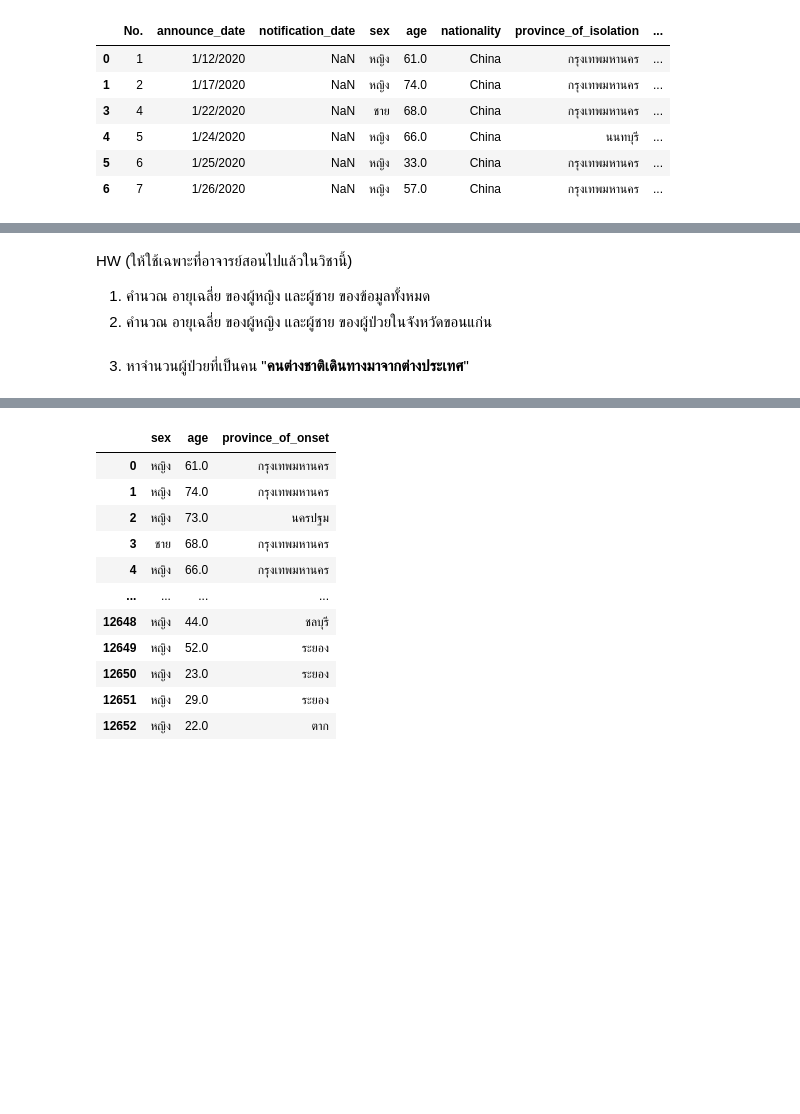
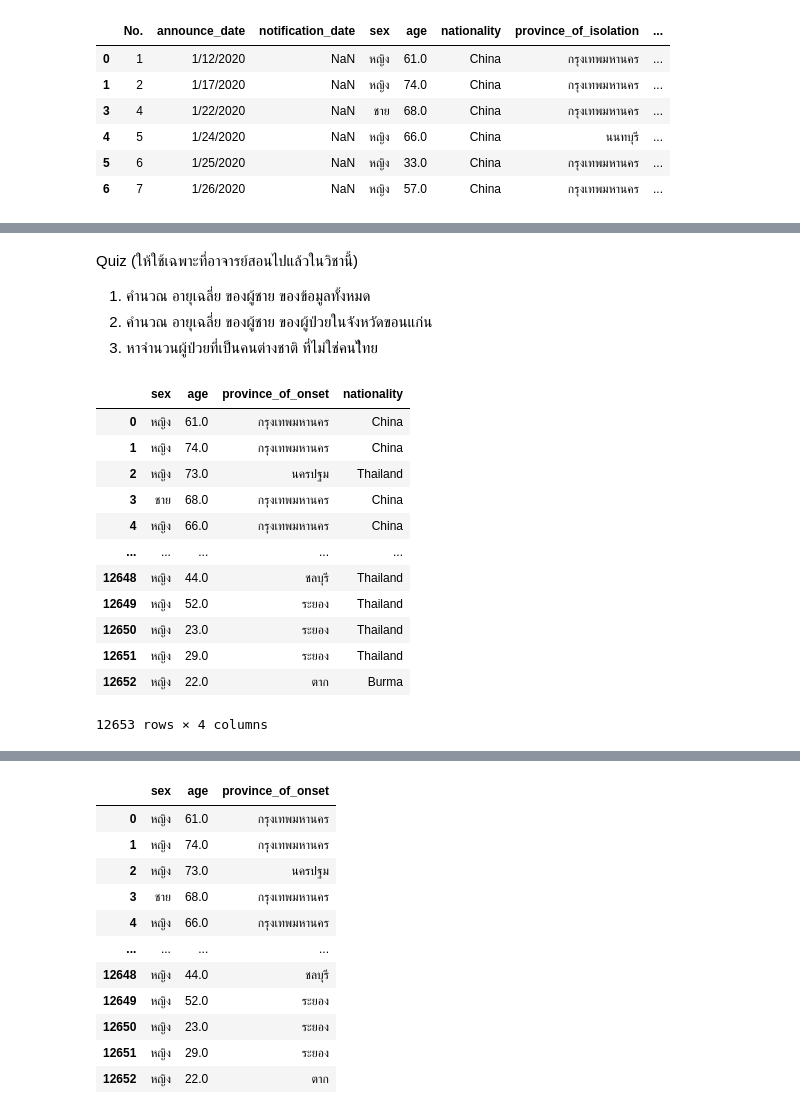
Before and after one commit to proditor002/data_viz_2022, a Jupyter notebook: Pandas101.ipynb, the cells around one changed output, grey strips where cells are left out. Cells and saved outputs as stored; diff of their text form; code cells hidden in the pictures; blank space fills up the shorter version.

Commit message:
Quiz Group จ้า

```diff
--- a/Pandas101.ipynb
+++ b/Pandas101.ipynb
@@ -187,7 +300,23 @@ eight_rows_covid[eight_rows_covid['province_of_onset'] == 'กรุงเทพ
 # %% [markdown]
-HW (ให้ใช้เฉพาะที่อาจารย์สอนไปแล้วในวิชานี้)
+Quiz (ให้ใช้เฉพาะที่อาจารย์สอนไปแล้วในวิชานี้)
 
-1.   คำนวณ อายุเฉลี่ย ของผู้หญิง และผู้ชาย ของข้อมูลทั้งหมด
-2.   คำนวณ อายุเฉลี่ย ของผู้หญิง และผู้ชาย ของผู้ป่วยในจังหวัดขอนแก่น
+1.   คำนวณ อายุเฉลี่ย ของผู้ชาย ของข้อมูลทั้งหมด
+2.   คำนวณ อายุเฉลี่ย ของผู้ชาย ของผู้ป่วยในจังหวัดขอนแก่น
+3. หาจำนวนผู้ป่วยที่เป็นคนต่างชาติ ที่ไม่ใช่คนไืทย
-# %% [markdown]
-3. หาจำนวนผู้ป่วยที่เป็นคน "**คนต่างชาติเดินทางมาจากต่างประเทศ**"
+# %%
+dataQ = data_covid[['sex','age','province_of_onset','nationality']] # เลือก column ข้อมูลมาเฉพาะที่ต้องการใช้
+dataQ # แสดงตาราง
+# %% [output]
+|  | sex | age | province_of_onset | nationality |
+| 0 | หญิง | 61.0 | กรุงเทพมหานคร | China |
+| 1 | หญิง | 74.0 | กรุงเทพมหานคร | China |
+| 2 | หญิง | 73.0 | นครปฐม | Thailand |
+| 3 | ชาย | 68.0 | กรุงเทพมหานคร | China |
+| 4 | หญิง | 66.0 | กรุงเทพมหานคร | China |
+| ... | ... | ... | ... | ... |
+| 12648 | หญิง | 44.0 | ชลบุรี | Thailand |
+| 12649 | หญิง | 52.0 | ระยอง | Thailand |
+| 12650 | หญิง | 23.0 | ระยอง | Thailand |
+| 12651 | หญิง | 29.0 | ระยอง | Thailand |
+| 12652 | หญิง | 22.0 | ตาก | Burma |
+12653 rows × 4 columns
```
Also changed, not shown: parts of 35 cells of this notebook.
